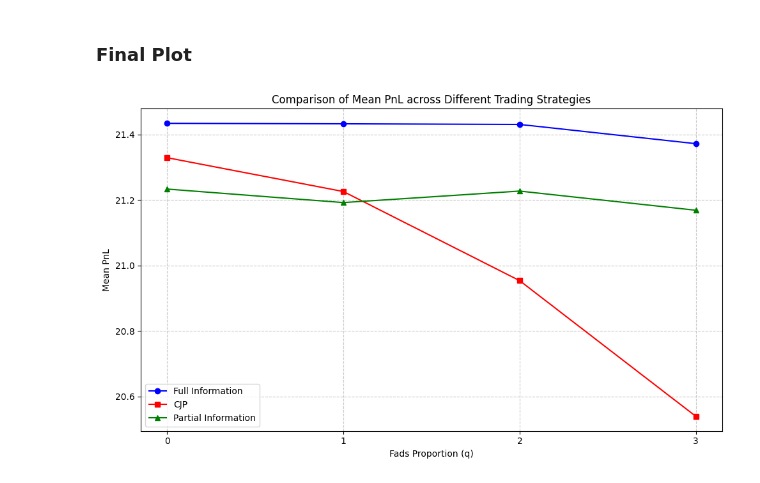
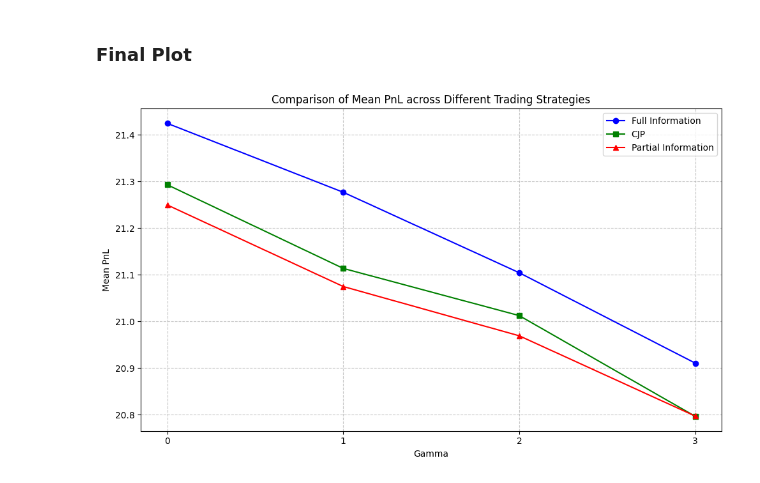
Before and after one commit to andreacate/mbt_gym, a Jupyter notebook: Experiments_MMwithFadsInfUninfTraders/PnL_plots/PerfomanceVarying_gamma_(pag29).ipynb, the cells around one changed output. Saved outputs shown, nothing was run; the diff lists cells and outputs as text; code cells hidden in the pictures.

```diff
--- a/Experiments_MMwithFadsInfUninfTraders/PnL_plots/PerfomanceVarying_gamma_(pag29).ipynb
+++ b/Experiments_MMwithFadsInfUninfTraders/PnL_plots/PerfomanceVarying_gamma_(pag29).ipynb
@@ -61,7 +98,7 @@ num_trajectories = 1000
 initial_price = 100
 terminal_time = 1.0
 sigma = 1.0
-n_steps = 100
+n_steps = 1000
 initial_inventory = 0
 fads_proportion= 0.6 # p is defined directly inside the ArithmeticBrownianMotionWithFadsMidpriceModel class as sqrt(1-q^2)
 eta = 10.0
@@ -71,6 +108,7 @@ gamma_values = [0, 1, 2, 3]
 alpha=0.001
 mu=0
 big_phi=0.1
+max_inventory = 20
 # %%
 # OU parameters
 u0 = 0.0
@@ -141,7 +144,7 @@ def get_as_env_full_info(num_trajectories:int = 1, gamma:float=1, psi:float = 15
 
 results_dict_full_info = {}
 for gamma in gamma_values:
-    vec_env = get_as_env_full_info(num_trajectories=num_trajectories, gamma=gamma, psi=psi_values[gamma])
+    vec_env = get_as_env(num_trajectories=num_trajectories, gamma=gamma, psi=psi_values[gamma])
 
     vec_as = OptimizedFullInfoMMwithFadsInformedUniformedTradersAgent(env=vec_env)
 
@@ -226,13 +194,13 @@ def get_as_env_CJP(num_trajectories:int = 1, gamma:float = 1, psi:float = 15.0):
 # %%
 results_dict_CJP = {}
 for gamma in gamma_values:
-    vec_env = get_as_env_CJP(
+    vec_env = get_as_env(
         num_trajectories=1000,
         gamma=gamma,
         psi=psi_values[gamma]
     )
 
-    vec_as = CarteaJaimungalMmAgent(env=vec_env)
+    vec_as = OriginalCarteaJaimungalMmAgent(env=vec_env, max_inventory=max_inventory)
 
     observations, actions, rewards = generate_trajectory(vec_env, vec_as)
     results, _, total_rewards = generate_results_table_and_hist(
@@ -302,7 +235,7 @@ def get_as_env_partial_information(num_trajectories:int = 1, gamma:float=1, psi:
 # %%
 results_dict_partial_information = {}
 for gamma in gamma_values:
-    vec_env = get_as_env_partial_information(
+    vec_env = get_as_env(
         num_trajectories=1000,
         gamma=gamma,
         psi=psi_values[gamma]
@@ -362,27 +279,27 @@ for gamma, result in results_dict_partial_information.items():
 # %% [markdown]
 ### Final Plot
-# %%
-# Extract mean PnL values for each approach
-mean_pnl_full = [results_dict_full_info[gamma]['results'].loc['Inventory', 'Mean PnL'] for gamma in gamma_values]
-mean_pnl_cjp = [results_dict_CJP[gamma]['results'].loc['Inventory', 'Mean PnL'] for gamma in gamma_values]
-mean_pnl_partial = [results_dict_partial_information[gamma]['results'].loc['Inventory', 'Mean PnL'] for gamma in gamma_values]
-
-# Create the plot
-plt.figure(figsize=(10, 6))
-plt.plot(gamma_values, mean_pnl_full, 'o-', label='Full Information', color='blue')
-plt.plot(gamma_values, mean_pnl_cjp, 's-', label='CJP', color='red')
-plt.plot(gamma_values, mean_pnl_partial, '^-', label='Partial Information', color='green')
-
-plt.xlabel('Fads Proportion (q)')
-plt.ylabel('Mean PnL')
-plt.title('Comparison of Mean PnL across Different Trading Strategies')
-plt.legend()
-plt.grid(True, linestyle='--', alpha=0.7)
-
-# Add x-axis ticks at each fads proportion value
-plt.xticks(gamma_values)
-
-plt.tight_layout()
-plt.show()
-# %% [output]
-[figure, removed]
+# %%
+# Extract mean PnL values for each approach
+mean_pnl_full = [results_dict_full_info[gamma]['results'].loc['Inventory', 'Mean PnL'] for gamma in gamma_values]
+mean_pnl_cjp = [results_dict_CJP[gamma]['results'].loc['Inventory', 'Mean PnL'] for gamma in gamma_values]
+mean_pnl_partial = [results_dict_partial_information[gamma]['results'].loc['Inventory', 'Mean PnL'] for gamma in gamma_values]
+
+# Create the plot
+plt.figure(figsize=(10, 6))
+plt.plot(gamma_values, mean_pnl_full, 'o-', label='Full Information', color='blue')
+plt.plot(gamma_values, mean_pnl_cjp, 's-', label='CJP', color='green')
+plt.plot(gamma_values, mean_pnl_partial, '^-', label='Partial Information', color='red')
+
+plt.xlabel('Gamma')
+plt.ylabel('Mean PnL')
+plt.title('Comparison of Mean PnL across Different Trading Strategies')
+plt.legend()
+plt.grid(True, linestyle='--', alpha=0.7)
+
+# Add x-axis ticks at each fads proportion value
+plt.xticks(gamma_values)
+
+plt.tight_layout()
+plt.show()
+# %% [output]
+[figure, added]
```
Also changed, not shown: parts of 12 cells of this notebook, 3 other files.
